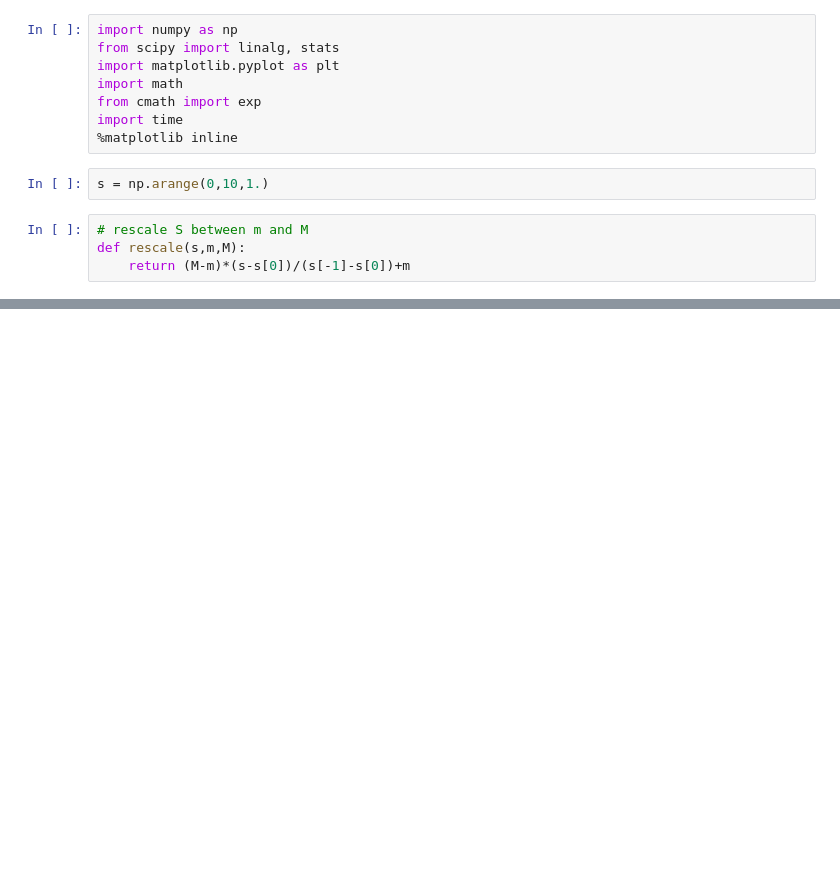
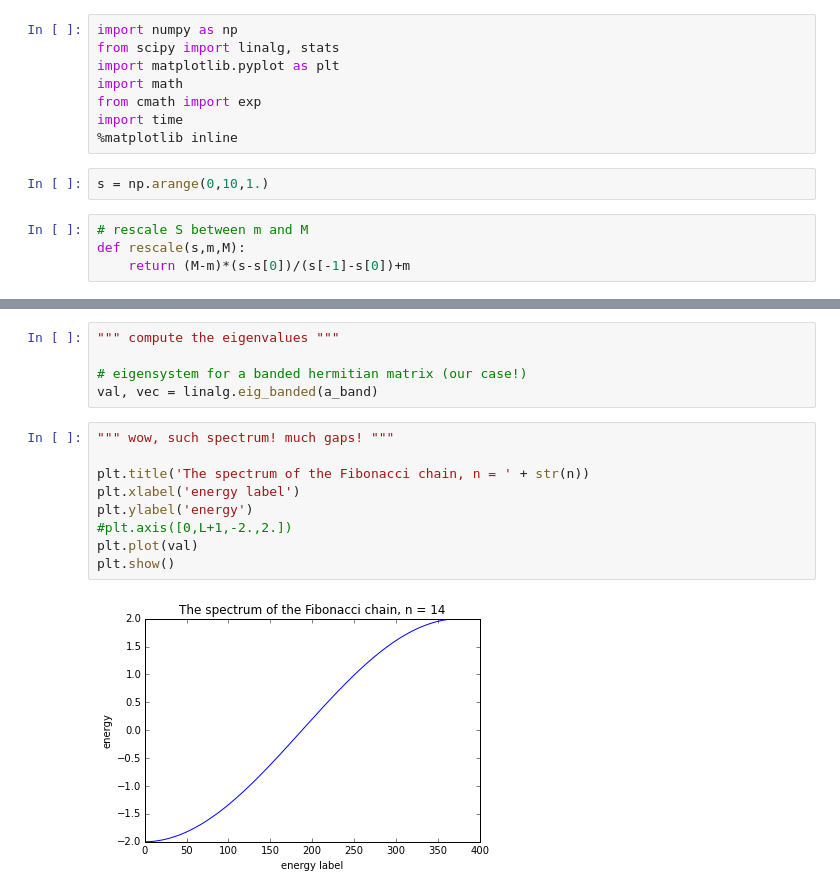
Before and after one commit to Yukee/spectrum_quasicrystals, a Jupyter notebook: Fibonacci/box_counting.ipynb, the cells around one changed output, grey strips where cells are left out. Saved outputs shown, nothing was run; the diff lists cells and outputs as text; blank space fills up the shorter version.

```diff
--- a/Fibonacci/box_counting.ipynb
+++ b/Fibonacci/box_counting.ipynb
@@ -96,0 +142,16 @@ sum(w)
+# %%
+""" compute the eigenvalues """
+
+# eigensystem for a banded hermitian matrix (our case!)
+val, vec = linalg.eig_banded(a_band)
+# %%
+""" wow, such spectrum! much gaps! """
+
+plt.title('The spectrum of the Fibonacci chain, n = ' + str(n))
+plt.xlabel('energy label')
+plt.ylabel('energy')
+#plt.axis([0,L+1,-2.,2.])
+plt.plot(val)
+plt.show()
+# %% [output]
+[figure, added]
```
Also changed, not shown: parts of 17 cells of this notebook.
